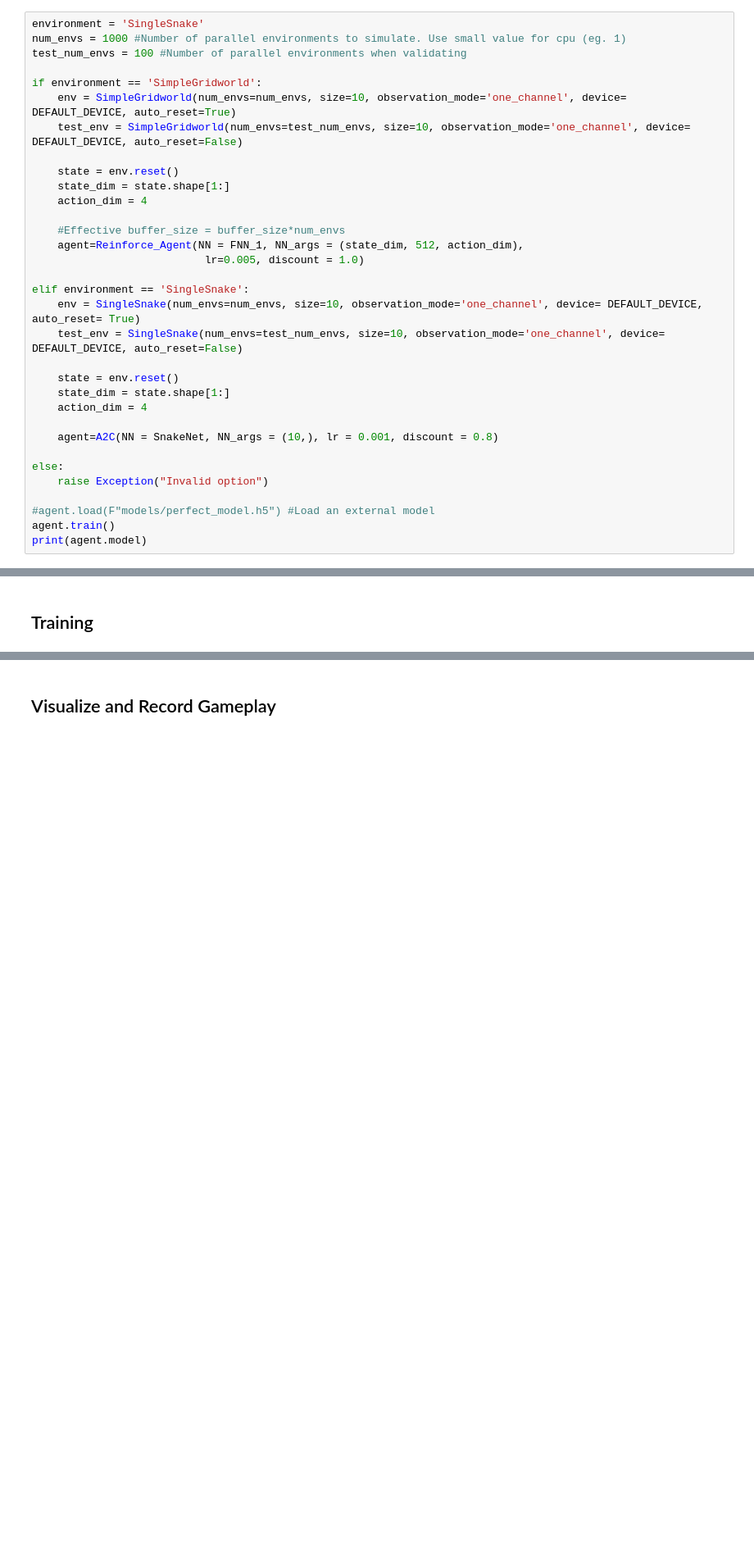
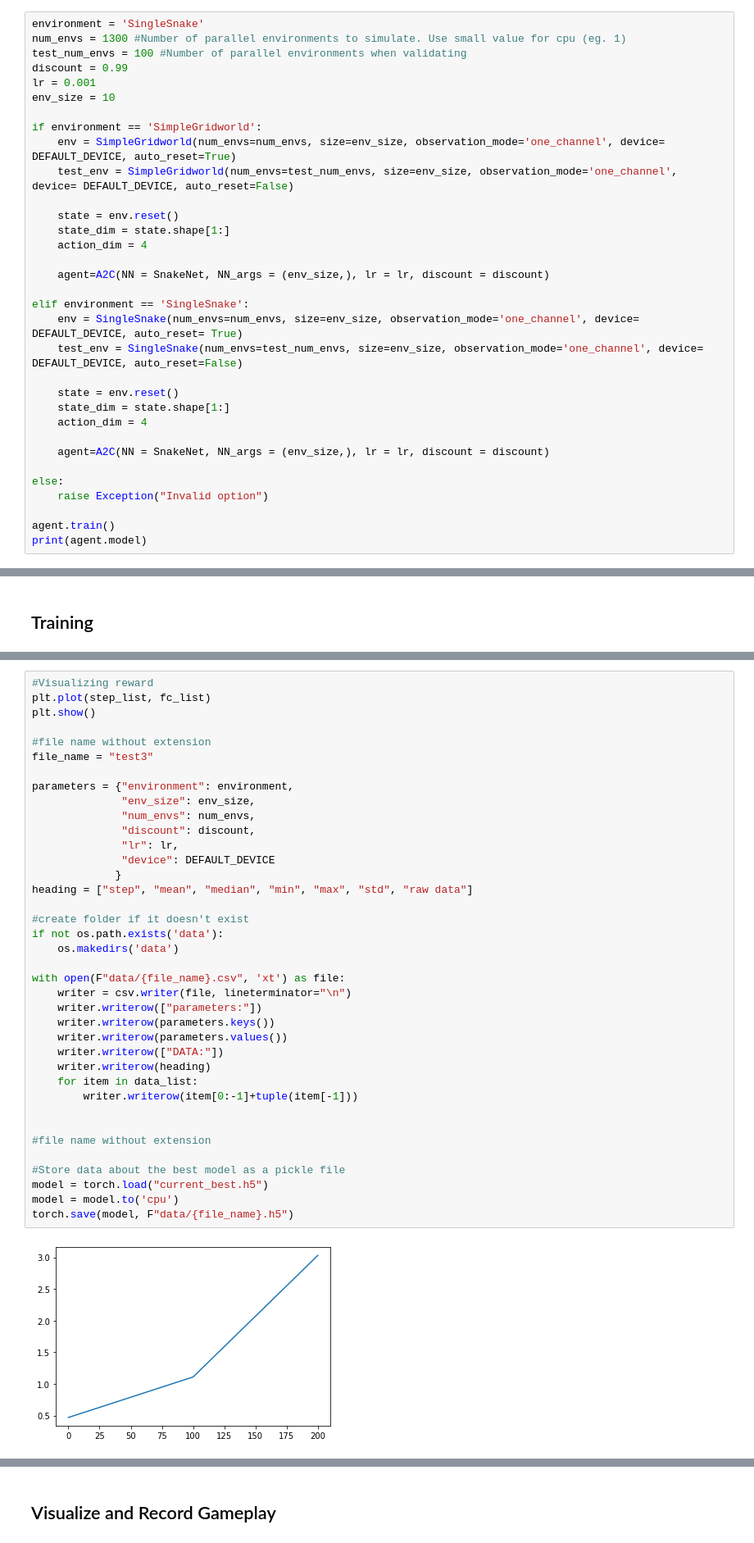
Before and after one commit to keygenx/Fast-Snake, a Jupyter notebook: PG Implementation.ipynb, the cells around one changed output, grey strips where cells are left out. Shown at 82% size. Saved outputs shown, nothing was run; the diff lists cells and outputs as text; blank space fills up the shorter version.

```diff
--- a/PG Implementation.ipynb
+++ b/PG Implementation.ipynb
@@ -173,35 +170,35 @@ class SnakeNet(torch.nn.Module):
 ## Initializing Environment and Agent
 # %%
 environment = 'SingleSnake'
-num_envs = 1000 #Number of parallel environments to simulate. Use small value for cpu (eg. 1)
+num_envs = 1300 #Number of parallel environments to simulate. Use small value for cpu (eg. 1)
 test_num_envs = 100 #Number of parallel environments when validating
+discount = 0.99
+lr = 0.001
+env_size = 10
 
 if environment == 'SimpleGridworld':
-    env = SimpleGridworld(num_envs=num_envs, size=10, observation_mode='one_channel', device= DEFAULT_DEVICE, auto_reset=True)
-    test_env = SimpleGridworld(num_envs=test_num_envs, size=10, observation_mode='one_channel', device= DEFAULT_DEVICE, auto_reset=False)
+    env = SimpleGridworld(num_envs=num_envs, size=env_size, observation_mode='one_channel', device= DEFAULT_DEVICE, auto_reset=True)
+    test_env = SimpleGridworld(num_envs=test_num_envs, size=env_size, observation_mode='one_channel', device= DEFAULT_DEVICE, auto_reset=False)
 
     state = env.reset()
     state_dim = state.shape[1:]
     action_dim = 4
 
-    #Effective buffer_size = buffer_size*num_envs
-    agent=Reinforce_Agent(NN = FNN_1, NN_args = (state_dim, 512, action_dim),
-                           lr=0.005, discount = 1.0)
+    agent=A2C(NN = SnakeNet, NN_args = (env_size,), lr = lr, discount = discount)
 
 elif environment == 'SingleSnake':
-    env = SingleSnake(num_envs=num_envs, size=10, observation_mode='one_channel', device= DEFAULT_DEVICE, auto_reset= True)
-    test_env = SingleSnake(num_envs=test_num_envs, size=10, observation_mode='one_channel', device= DEFAULT_DEVICE, auto_reset=False)
+    env = SingleSnake(num_envs=num_envs, size=env_size, observation_mode='one_channel', device= DEFAULT_DEVICE, auto_reset= True)
+    test_env = SingleSnake(num_envs=test_num_envs, size=env_size, observation_mode='one_channel', device= DEFAULT_DEVICE, auto_reset=False)
 
     state = env.reset()
     state_dim = state.shape[1:]
     action_dim = 4
 
-    agent=A2C(NN = SnakeNet, NN_args = (10,), lr = 0.001, discount = 0.8)
+    agent=A2C(NN = SnakeNet, NN_args = (env_size,), lr = lr, discount = discount)
 
 else:
     raise Exception("Invalid option")
 
-#agent.load(F"models/perfect_model.h5") #Load an external model
 agent.train()
 print(agent.model)
 # %% [output]
@@ -296,0 +290,40 @@ print(agent.model)
+# %%
+#Visualizing reward
+plt.plot(step_list, fc_list)
+plt.show()
+
+#file name without extension
+file_name = "test3"
+
+parameters = {"environment": environment,
+              "env_size": env_size,
+              "num_envs": num_envs,
+              "discount": discount,
+              "lr": lr,
+              "device": DEFAULT_DEVICE
+             }
+heading = ["step", "mean", "median", "min", "max", "std", "raw data"]
+
+#create folder if it doesn't exist
+if not os.path.exists('data'):
+    os.makedirs('data')
+
+with open(F"data/{file_name}.csv", 'xt') as file:
+    writer = csv.writer(file, lineterminator="\n")
+    writer.writerow(["parameters:"])
+    writer.writerow(parameters.keys())
+    writer.writerow(parameters.values())
+    writer.writerow(["DATA:"])
+    writer.writerow(heading)
+    for item in data_list:
+        writer.writerow(item[0:-1]+tuple(item[-1]))
+
+
+#file name without extension
+
+#Store data about the best model as a pickle file
+model = torch.load("current_best.h5")
+model = model.to('cpu')
+torch.save(model, F"data/{file_name}.h5")
+# %% [output]
+[figure, added]
```
Also changed, not shown: parts of 9 cells of this notebook, 1 other file.
